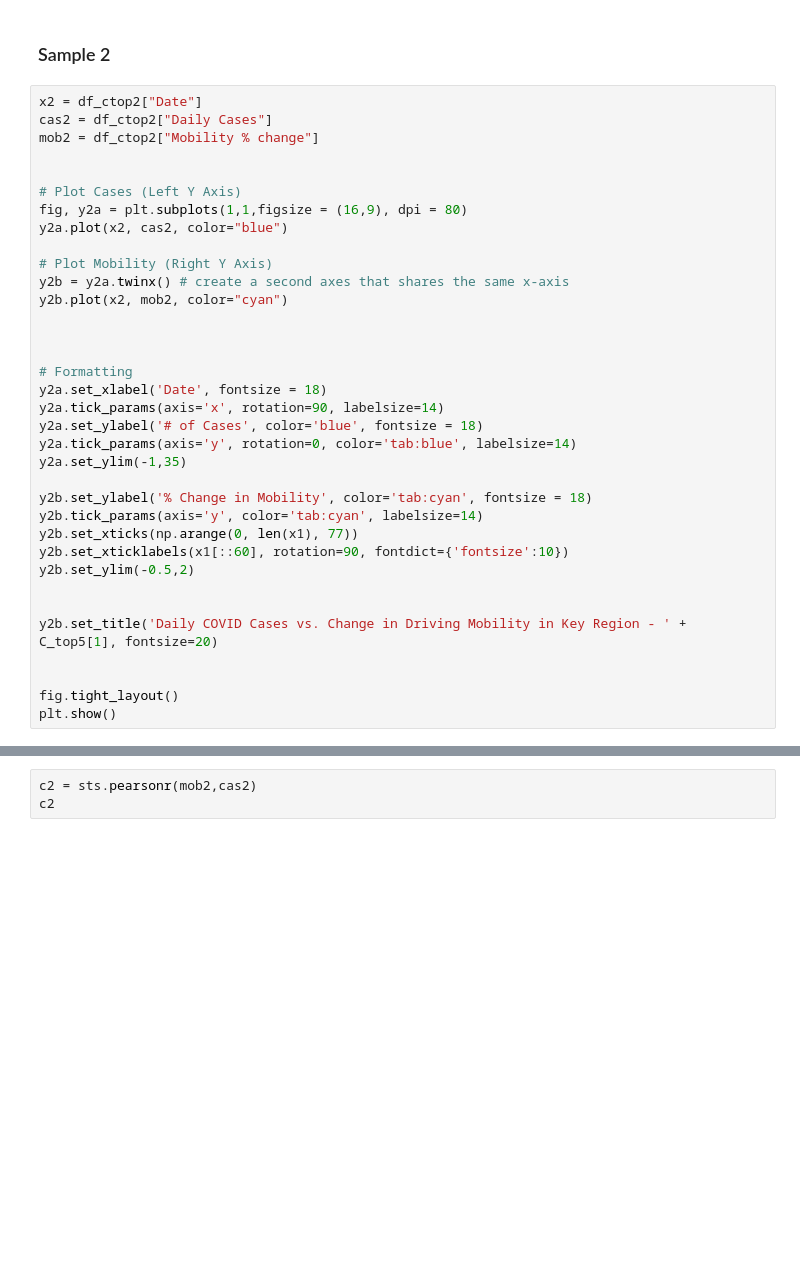
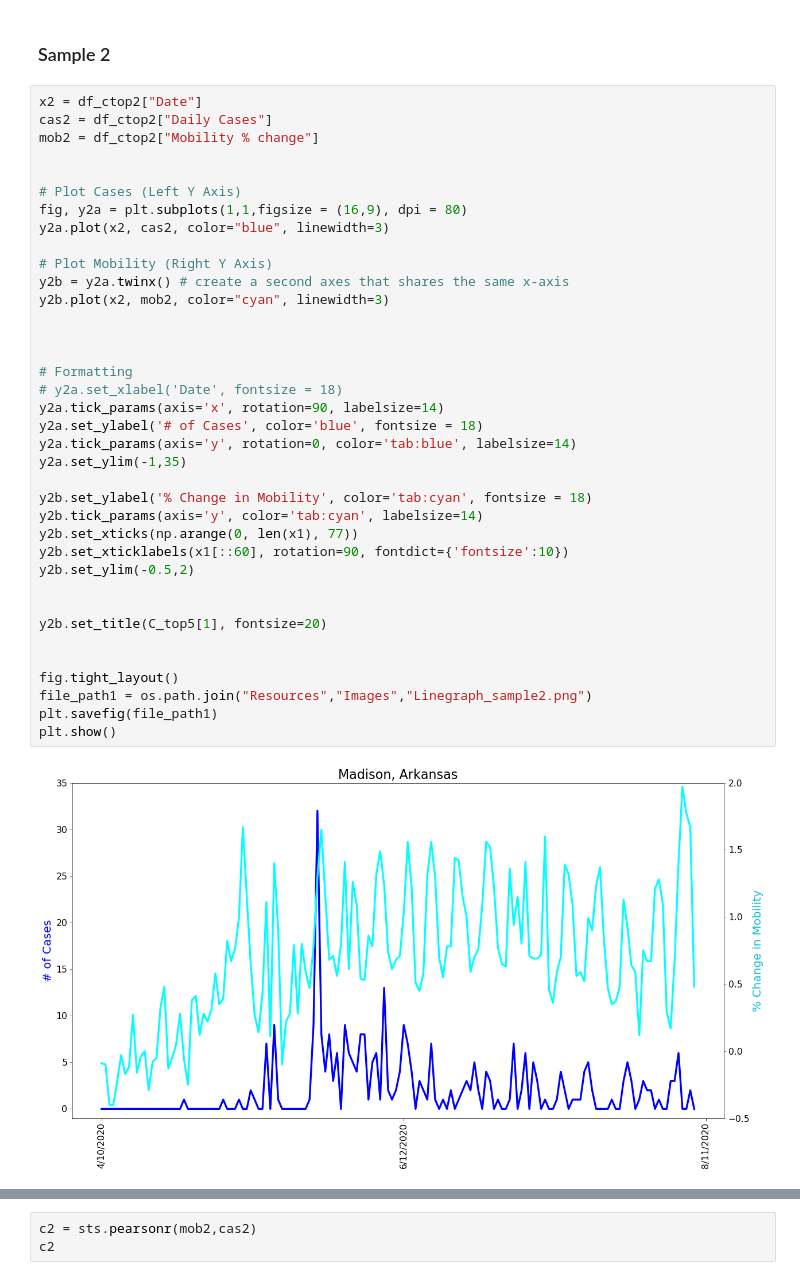
Before and after one commit to Pankaj-gh/Rice-Project-1-G11, a Jupyter notebook: main_script.ipynb, the cells around one changed output, grey strips where cells are left out. Drawn from its saved outputs; the diff is of its cells as text; blank space fills up the shorter version.

```diff
--- a/main_script.ipynb
+++ b/main_script.ipynb
@@ -773,37 +780,41 @@ c1
 x2 = df_ctop2["Date"]
 cas2 = df_ctop2["Daily Cases"]
 mob2 = df_ctop2["Mobility % change"]
 
 
 # Plot Cases (Left Y Axis)
 fig, y2a = plt.subplots(1,1,figsize = (16,9), dpi = 80)
-y2a.plot(x2, cas2, color="blue")
+y2a.plot(x2, cas2, color="blue", linewidth=3)
 
 # Plot Mobility (Right Y Axis)
 y2b = y2a.twinx() # create a second axes that shares the same x-axis
-y2b.plot(x2, mob2, color="cyan")
+y2b.plot(x2, mob2, color="cyan", linewidth=3)
 
 
 
 # Formatting
-y2a.set_xlabel('Date', fontsize = 18)
+# y2a.set_xlabel('Date', fontsize = 18)
 y2a.tick_params(axis='x', rotation=90, labelsize=14)
 y2a.set_ylabel('# of Cases', color='blue', fontsize = 18)
 y2a.tick_params(axis='y', rotation=0, color='tab:blue', labelsize=14)
 y2a.set_ylim(-1,35)
 
 y2b.set_ylabel('% Change in Mobility', color='tab:cyan', fontsize = 18)
 y2b.tick_params(axis='y', color='tab:cyan', labelsize=14)
 y2b.set_xticks(np.arange(0, len(x1), 77))
 y2b.set_xticklabels(x1[::60], rotation=90, fontdict={'fontsize':10})
 y2b.set_ylim(-0.5,2)
 
 
-y2b.set_title('Daily COVID Cases vs. Change in Driving Mobility in Key Region - ' + C_top5[1], fontsize=20)
+y2b.set_title(C_top5[1], fontsize=20)
 
 
 fig.tight_layout()
+file_path1 = os.path.join("Resources","Images","Linegraph_sample2.png")
+plt.savefig(file_path1)
 plt.show()
+# %% [output]
+[figure, added]
 # %%
 # Create a regression line
 from scipy.stats import linregress
```
Also changed, not shown: parts of 14 cells of this notebook, 11 other files.
